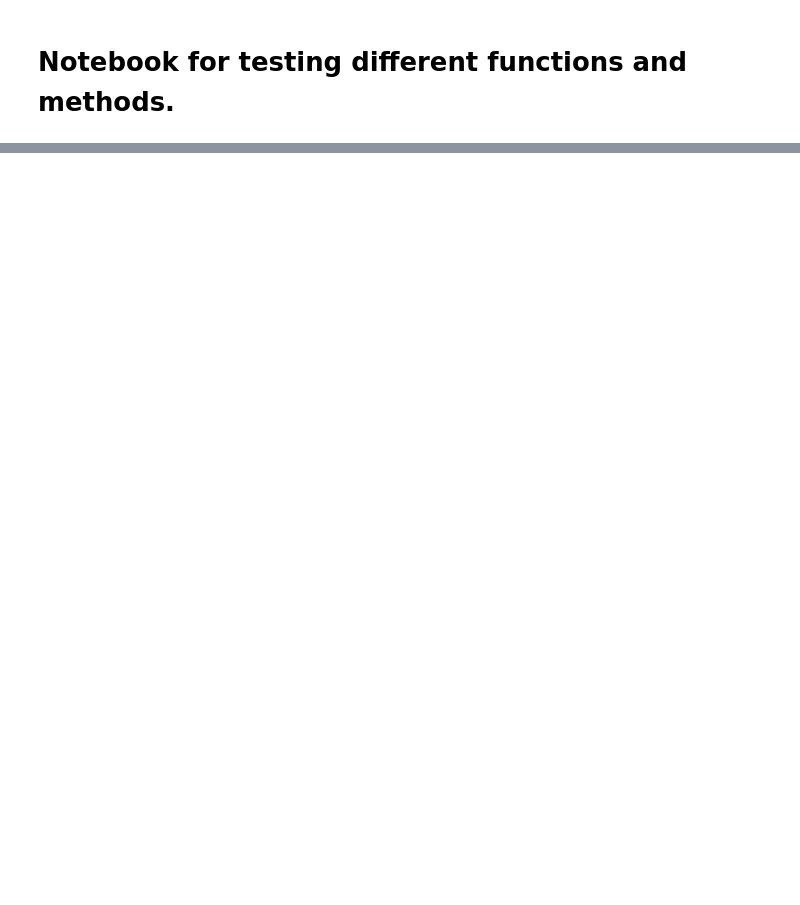
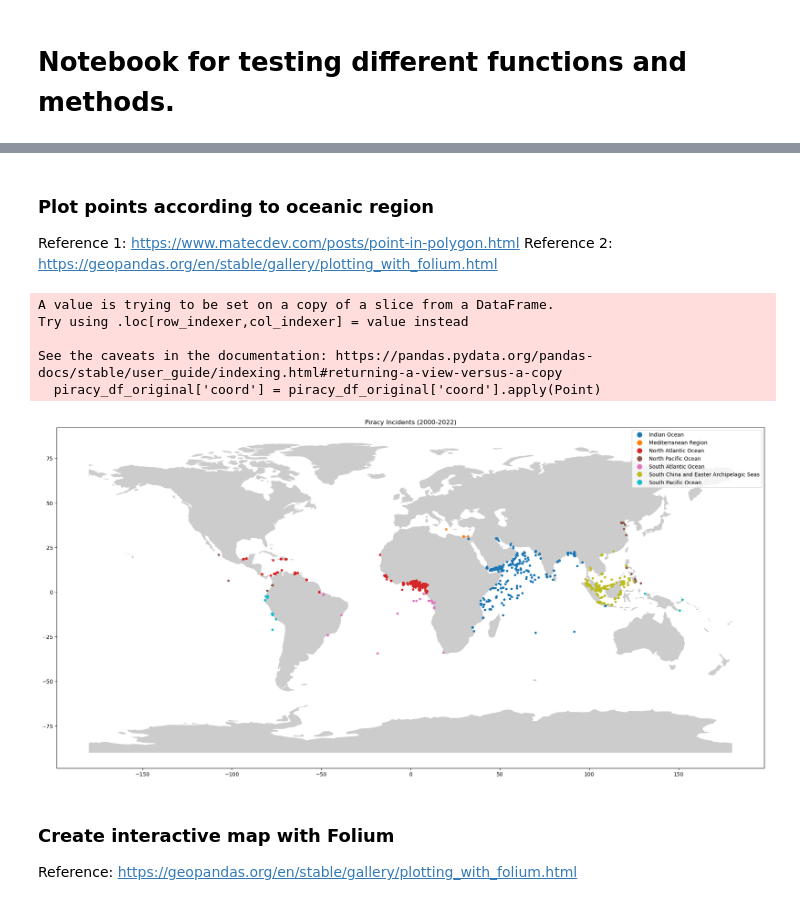
Before and after one commit to deryk96/pirates-of-monterey, a Jupyter notebook: class_testing_notebook.ipynb, the cells around one changed output, grey strips where cells are left out. Cells and saved outputs as stored; diff of their text form; code cells hidden in the pictures; blank space fills up the shorter version.

```diff
--- a/class_testing_notebook.ipynb
+++ b/class_testing_notebook.ipynb
@@ -12,0 +19,48 @@ Dictionary has 4183 vessels.
+# %% [markdown]
+### Plot points according to oceanic region
+Reference 1: https://www.matecdev.com/posts/point-in-polygon.html
+Reference 2: https://geopandas.org/en/stable/gallery/plotting_with_folium.html
+# %%
+# Open the shapefile
+oceans = gpd.GeoDataFrame.from_file('Map_Files/Oceans_shpfile_GOaS_v1_20211214/goas_v01.shp')
+
+# Get dataframe with lat/lon points
+piracy_df_original = pd.read_csv('Data_Files/[Clean] IMO Piracy - 2000 to 2022 (PDV 01-2023).csv')
+# %%
+# Zip coordinate points together into their own row
+piracy_df_original['coord'] = list(zip(piracy_df_original['Longitude'], piracy_df_original['Latitude']))
+piracy_df_original = piracy_df_original.dropna(axis=0, subset=['Latitude', 'Longitude'])
+piracy_df_original['coord'] = piracy_df_original['coord'].apply(Point)
+points = gpd.GeoDataFrame(piracy_df_original, geometry='coord', crs=oceans.crs)
+
+# Spacial join to match points and polygons
+pointInPolys = gpd.tools.sjoin(points, oceans, predicate='within', how='left')
+
+# Extract points in different areas
+indian_incidents = points[pointInPolys.name == 'Indian Ocean']
+southChina_incidents = points[pointInPolys.name == 'South China and Easter Archipelagic Seas']
+
+geometry = gpd.points_from_xy(piracy_df_original.Longitude, piracy_df_original.Latitude)
+geo_df = gpd.GeoDataFrame(pointInPolys, geometry=geometry)
+
+# Initialize figure and axis
+fig, ax = plt.subplots(figsize=(24, 18))
+world = gpd.read_file(geodatasets.get_path("naturalearth.land"))
+
+# Plot base map
+world.plot(ax=ax, alpha=0.4, color="grey")
+
+# Plot
+geo_df.plot(column='name', ax=ax, markersize=12, legend=True)
+plt.title('Piracy Incidents (2000-2022)')
+plt.show()
+# %% [output]
+A value is trying to be set on a copy of a slice from a DataFrame.
+Try using .loc[row_indexer,col_indexer] = value instead
+
+See the caveats in the documentation: https://pandas.pydata.org/pandas-docs/stable/user_guide/indexing.html#returning-a-view-versus-a-copy
+  piracy_df_original['coord'] = piracy_df_original['coord'].apply(Point)
+[figure, added]
+# %% [markdown]
+### Create interactive map with Folium
+Reference: https://geopandas.org/en/stable/gallery/plotting_with_folium.html
```
Also changed, not shown: parts of 6 cells of this notebook, 22 other files.
